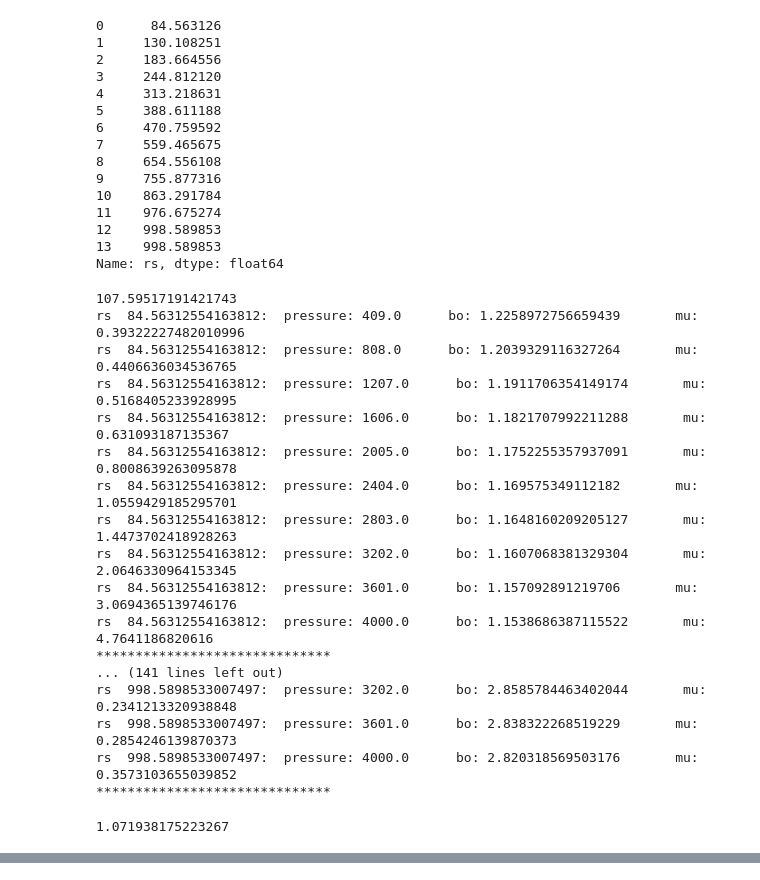
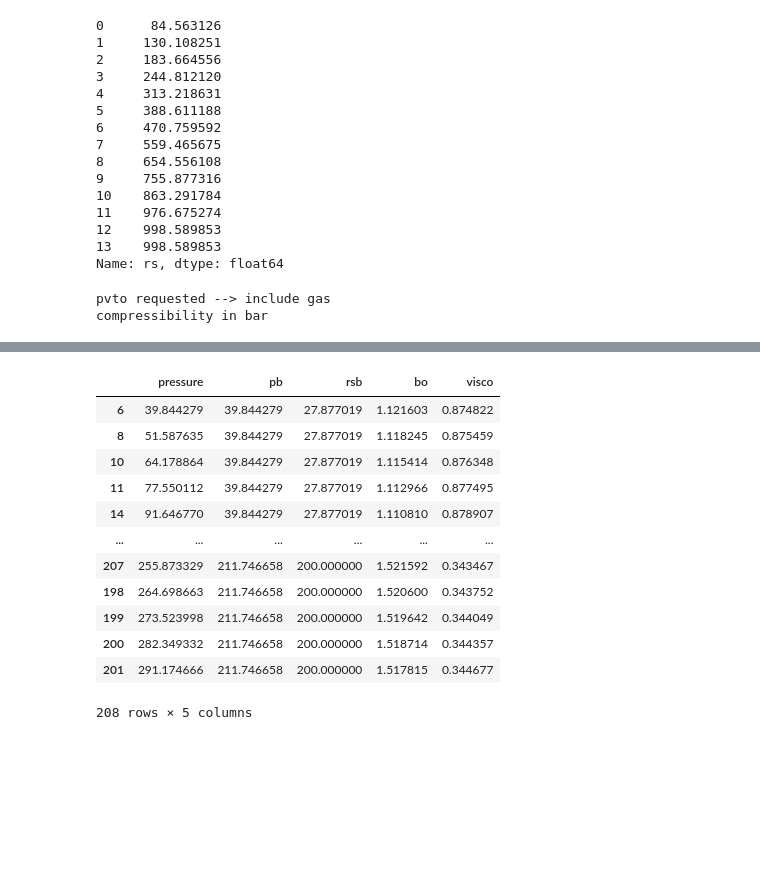
Before and after one commit to miroine/py_pvt, a Jupyter notebook: pvt/notebooks/pvt_correlation.ipynb, the cells around one changed output, grey strips where cells are left out. Saved outputs shown, nothing was run; the diff lists cells and outputs as text; code cells hidden in the pictures; blank space fills up the shorter version.

```diff
--- a/pvt/notebooks/pvt_correlation.ipynb
+++ b/pvt/notebooks/pvt_correlation.ipynb
@@ -1112,49 +1092,9 @@ df['rs']
 12    998.589853
 13    998.589853
 Name: rs, dtype: float64
-# %%
-rsb = df['rs'].iloc[0]
-
-pmin, pmax = 10.0 , 4000
-
-
-for rsb in df['rs']:
-
-    # calculate pb
-    pb = Oil().oil_pbubble(sto_api = 40, sg_gas=0.85, temp=80,rs=rsb, unit_system="metric")
-    bos = []
-
-    p =pmin
-    print(pb)
-    while p <=pmax:
-        if pb < p:
-            bo = Oil().oil_bo(press=p, temp=120, sg_gas=0.85, pb=pb, sto_api=40)
-
-            mu = Oil().oil_viscosity(sto_api=40, temp= 120, press= p, rs=rsb, pb=pb, oiltype="undersaturated",correlation = "vasquezbeggs", unit_system="metric")
-            print (f"rs  {rsb}:  pressure: {p}      bo: {bo}       mu: {mu}" )
-            bos.append(bo)
-
-        p +=(pmax-pmin)/20
-    print ("******************************")
-# %% [output]
-107.59517191421743
-rs  84.56312554163812:  pressure: 409.0      bo: 1.2258972756659439       mu: 0.39322227482010996
-rs  84.56312554163812:  pressure: 808.0      bo: 1.2039329116327264       mu: 0.4406636034536765
-rs  84.56312554163812:  pressure: 1207.0      bo: 1.1911706354149174       mu: 0.5168405233928995
-rs  84.56312554163812:  pressure: 1606.0      bo: 1.1821707992211288       mu: 0.631093187135367
-rs  84.56312554163812:  pressure: 2005.0      bo: 1.1752255357937091       mu: 0.8008639263095878
-rs  84.56312554163812:  pressure: 2404.0      bo: 1.169575349112182       mu: 1.0559429185295701
-rs  84.56312554163812:  pressure: 2803.0      bo: 1.1648160209205127       mu: 1.4473702418928263
-rs  84.56312554163812:  pressure: 3202.0      bo: 1.1607068381329304       mu: 2.0646330964153345
-rs  84.56312554163812:  pressure: 3601.0      bo: 1.157092891219706       mu: 3.0694365139746176
-rs  84.56312554163812:  pressure: 4000.0      bo: 1.1538686387115522       mu: 4.7641186820616
-******************************
-... (141 lines left out)
-rs  998.5898533007497:  pressure: 3202.0      bo: 2.8585784463402044       mu: 0.2341213320938848
-rs  998.5898533007497:  pressure: 3601.0      bo: 2.838322268519229       mu: 0.2854246139870373
-rs  998.5898533007497:  pressure: 4000.0      bo: 2.820318569503176       mu: 0.3573103655039852
-******************************
-# %%
-Oil().oil_bo(temp=80, sg_gas=0.85, rs=rsb, sto_api=40, press=p)
-# %% [output]
-1.071938175223267
+# %%
+df= OilGas(sto_api = 40, sg_gas=0.85, temp=80,rsb=200,pmin=10, pmax=300, unit_system="metric", p_sep=20, t_sep=15, salt=0.003).excport_to_eclipse_format()
+df
+# %% [output]
+pvto requested --> include gas
+compressibility in bar
@@ -1160,0 +1102,13 @@ Oil().oil_bo(temp=80, sg_gas=0.85, rs=rsb, sto_api=40, press=p)
+|  | pressure | pb | rsb | bo | visco |
+| 6 | 39.844279 | 39.844279 | 27.877019 | 1.121603 | 0.874822 |
+| 8 | 51.587635 | 39.844279 | 27.877019 | 1.118245 | 0.875459 |
+| 10 | 64.178864 | 39.844279 | 27.877019 | 1.115414 | 0.876348 |
+| 11 | 77.550112 | 39.844279 | 27.877019 | 1.112966 | 0.877495 |
+| 14 | 91.646770 | 39.844279 | 27.877019 | 1.110810 | 0.878907 |
+| ... | ... | ... | ... | ... | ... |
+| 207 | 255.873329 | 211.746658 | 200.000000 | 1.521592 | 0.343467 |
+| 198 | 264.698663 | 211.746658 | 200.000000 | 1.520600 | 0.343752 |
+| 199 | 273.523998 | 211.746658 | 200.000000 | 1.519642 | 0.344049 |
+| 200 | 282.349332 | 211.746658 | 200.000000 | 1.518714 | 0.344357 |
+| 201 | 291.174666 | 211.746658 | 200.000000 | 1.517815 | 0.344677 |
+208 rows × 5 columns
```
Also changed, not shown: parts of 10 cells of this notebook, 3 other files.
